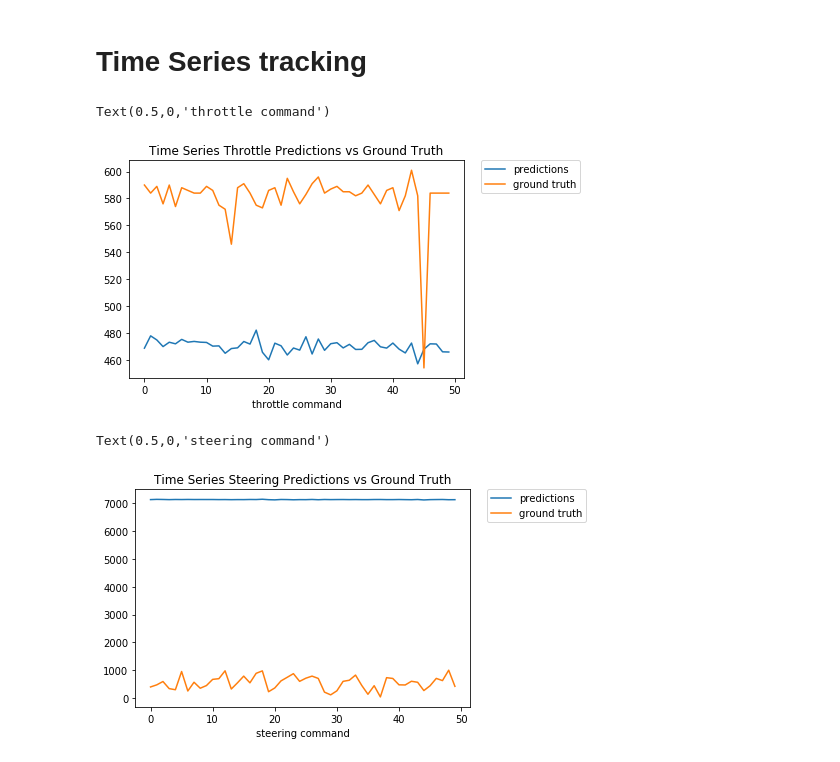
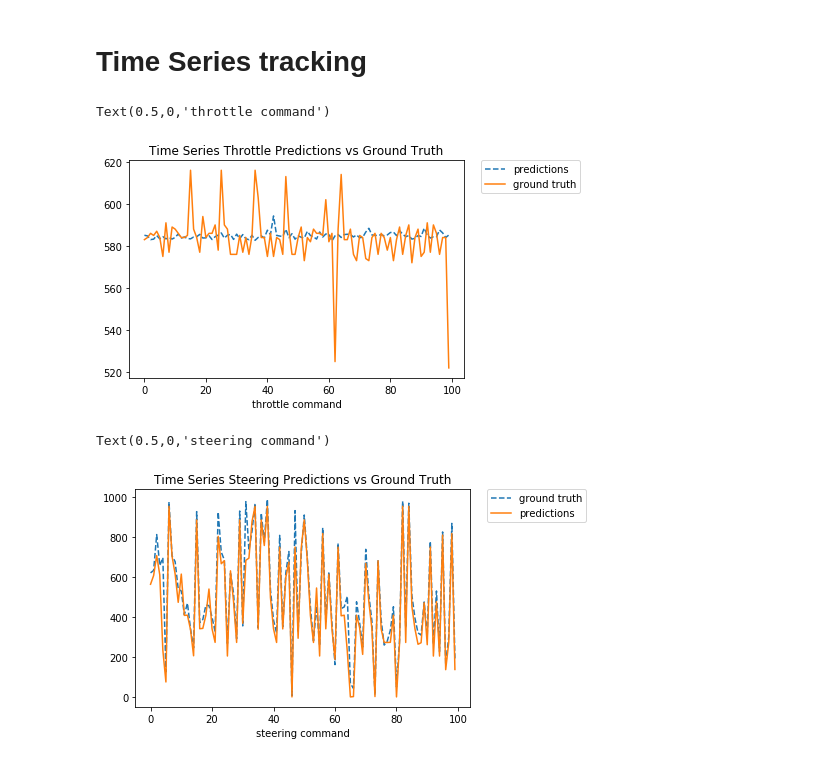
Before and after one commit to tall-josh/fyp_diy_robo_car, a Jupyter notebook: end2end/tf_end2end.ipynb, the cells around one changed output. Saved outputs shown, nothing was run; the diff lists cells and outputs as text; code cells hidden in the pictures.

Commit message:
improved visualizations for vae and autoenc

```diff
--- a/end2end/tf_end2end.ipynb
+++ b/end2end/tf_end2end.ipynb
@@ -60,15 +64,15 @@ from generator import prepare_batch_images_and_labels_RAND_MIRROR as prep_batch
 #from generator import preprocess_normalize_images_only as process_fn
 #from generator import prepare_batch_images_and_labels_NO_MIRROR as prep_batch
 # %%
-train_gen=gen(batch_size=10,
-              data_set=raw_train[:100],
+train_gen=gen(batch_size=50,
+              data_set=raw_train,
               image_dir=image_dir,
               anno_dir=anno_dir,
               preprocess_fn=process_fn,
               prepare_batch_fn=prep_batch)
 
-test_gen=gen(batch_size=10,
-             data_set=raw_test[:50],
+test_gen=gen(batch_size=50,
+             data_set=raw_test,
              image_dir=image_dir,
              anno_dir=anno_dir,
              preprocess_fn=process_fn,
@@ -157,8 +166,8 @@ anno_dir      = base_dir + 'annotations/'
 test_path  = '../data/evened_test.txt'
 
 raw_test = load_dataset(test_path)
-test_gen=gen(batch_size=10,
-             data_set=raw_test[:50],
+test_gen=gen(batch_size=50,
+             data_set=raw_test[:1000],
              image_dir=image_dir,
              anno_dir=anno_dir,
              preprocess_fn=process_fn,
@@ -173,11 +182,13 @@ test_gen.reset()
 t_test = trange(test_gen.steps_per_epoch)
 t_test.set_description(f": Poop")
 
-#frozen_graph_path  = "path/to/frozen_graph.pb"
-#tensor_lookup_path = "path/to/tensor_lookup.json"
+root_path = "/media/silverpond/development/home/josh/repos/FYP/fyp_diy_robo_car/end2end/my_donkey"
+frozen_graph_path  = root_path+"/frozen.pb"
+tensor_lookup_path = root_path+"/tensor_names.json"
+tensor_lookup = json.load(open(tensor_lookup_path, 'r'))
 
-frozen_graph_path = return_info["frozen_meta"]
-tensor_lookup = json.load(open(return_info["tensor_json"]))
+# frozen_graph_path = return_info["frozen_meta"]
+# tensor_lookup = json.load(open(return_info["tensor_json"]))
 
 prefix = "model"
 graph = load_graph(frozen_graph_path, prefix)
@@ -194,9 +205,9 @@ with tf.Session(graph=graph) as sess:
         st_preds, st_probs, th_preds = sess.run([steering_preds_tens, steering_probs_tens, throttle_tens],
                                            feed_dict={x_tens: images})
         steering["annos"].extend(st_annos)
-        steering["preds"].extend(st_preds*1024)
+        steering["preds"].extend(st_preds*(1024/15))
         throttle["annos"].extend(th_annos)
-        throttle["preds"].extend(th_preds*1024)
+        throttle["preds"].extend(th_preds*(1024))
 # %%
 plt.plot(steering["preds"], steering["annos"], 'b.')
 plt.xlabel("predictions")
@@ -208,22 +227,28 @@ fig = plt.gcf()
 # %% [markdown]
 # Time Series tracking
 # %%
-plt.plot(throttle["preds"], label="predictions")
-plt.plot(throttle["annos"], label="ground truth")
+start = 0
+window = 100
+end   = start+window
+plt.plot(throttle["preds"][start:end], '--', label="predictions")
+plt.plot(throttle["annos"][start:end], label="ground truth")
 plt.legend(bbox_to_anchor=(1.05, 1), loc=2, borderaxespad=0.)
 plt.title("Time Series Throttle Predictions vs Ground Truth")
 plt.xlabel("time (frames)")
 plt.xlabel("throttle command")
 # %% [output]
 Text(0.5,0,'throttle command')
-[figure, old version]
+[figure, new version]
 # %%
-plt.plot(steering["preds"], label="predictions")
-plt.plot(steering["annos"], label="ground truth")
+start = 0
+window = 100
+end   = start+window
+plt.plot(steering["annos"][start:window], '--', label="ground truth")
+plt.plot(steering["preds"][start:window], label="predictions")
 plt.legend(bbox_to_anchor=(1.05, 1), loc=2, borderaxespad=0.)
 plt.title("Time Series Steering Predictions vs Ground Truth")
 plt.xlabel("time (frames)")
 plt.xlabel("steering command")
 # %% [output]
 Text(0.5,0,'steering command')
-[figure, old version]
+[figure, new version]
```
Also changed, not shown: parts of 6 cells of this notebook, 7 other files.
